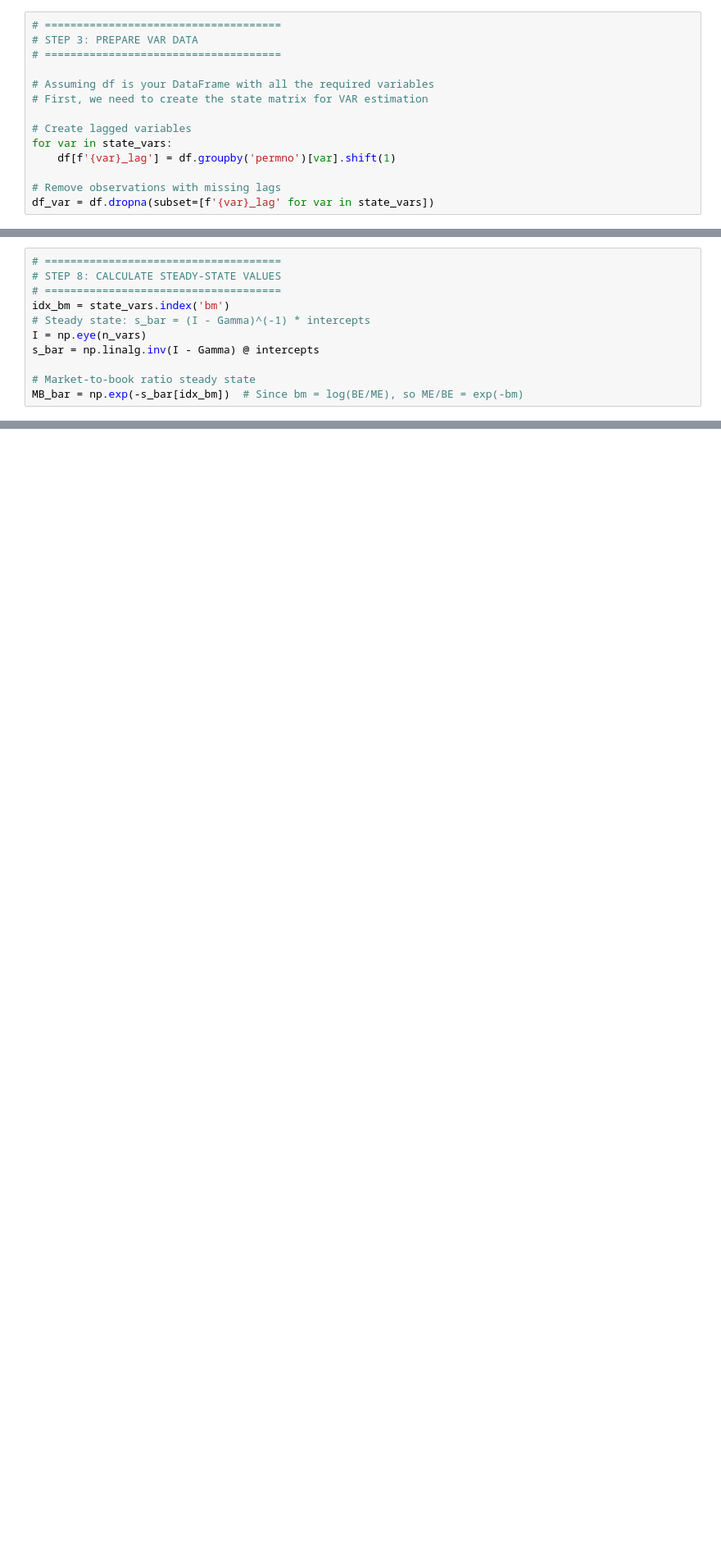
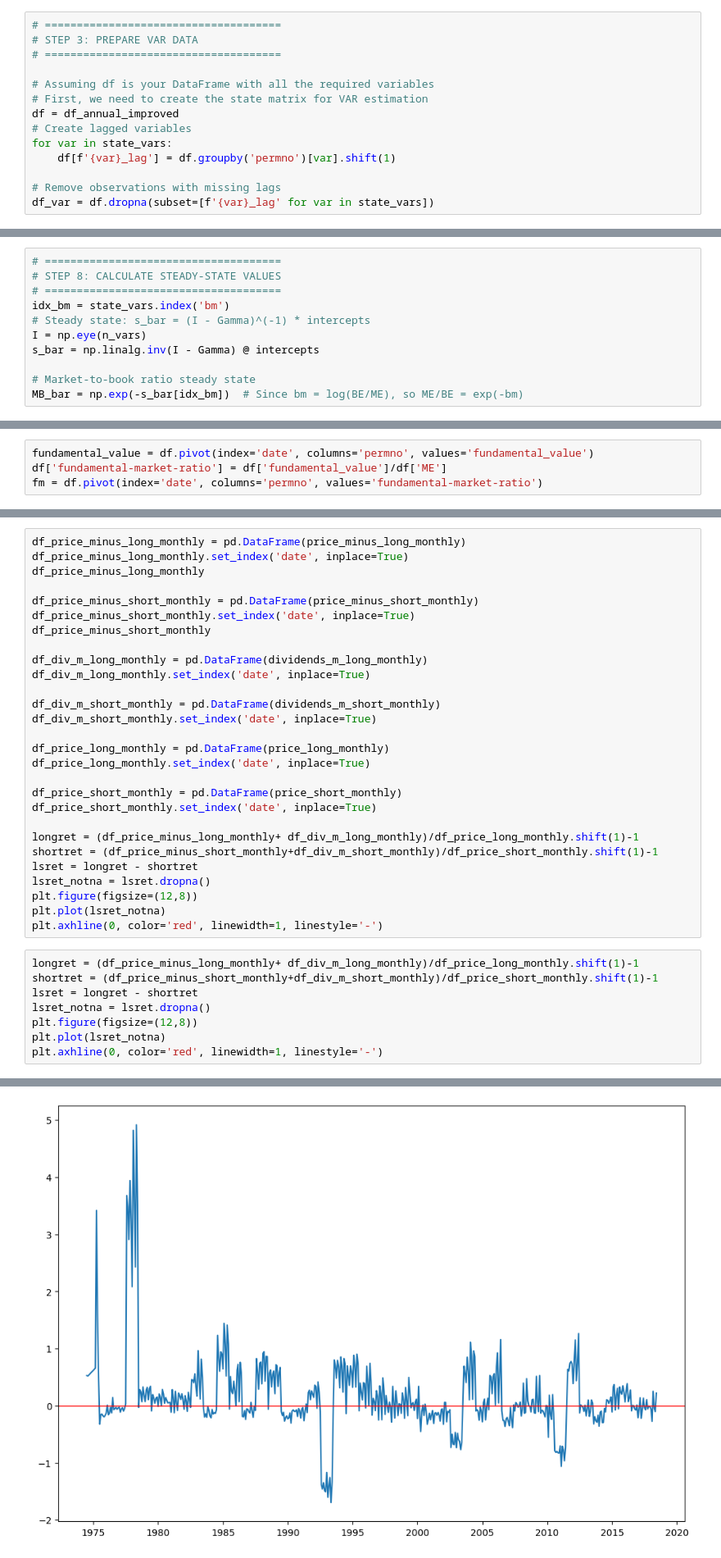
Before and after one commit to justusschenk/valueinvesting, a Jupyter notebook: Fundamental-Equity.ipynb, the cells around one changed output, grey strips where cells are left out. Shown at 82% size. Saved outputs shown, nothing was run; the diff lists cells and outputs as text; blank space fills up the shorter version.

```diff
--- a/Fundamental-Equity.ipynb
+++ b/Fundamental-Equity.ipynb
@@ -210,7 +497,7 @@ n_vars = len(state_vars)
 
 # Assuming df is your DataFrame with all the required variables
 # First, we need to create the state matrix for VAR estimation
-
+df = df_annual_improved
 # Create lagged variables
 for var in state_vars:
     df[f'{var}_lag'] = df.groupby('permno')[var].shift(1)
@@ -1420,0 +3364,4 @@ price_long_ts
+# %%
+fundamental_value = df.pivot(index='date', columns='permno', values='fundamental_value')
+df['fundamental-market-ratio'] = df['fundamental_value']/df['ME']
+fm = df.pivot(index='date', columns='permno', values='fundamental-market-ratio')
@@ -1420,0 +3812,37 @@ price_long_ts
+# %%
+df_price_minus_long_monthly = pd.DataFrame(price_minus_long_monthly)
+df_price_minus_long_monthly.set_index('date', inplace=True)
+df_price_minus_long_monthly
+
+df_price_minus_short_monthly = pd.DataFrame(price_minus_short_monthly)
+df_price_minus_short_monthly.set_index('date', inplace=True)
+df_price_minus_short_monthly
+
+df_div_m_long_monthly = pd.DataFrame(dividends_m_long_monthly)
+df_div_m_long_monthly.set_index('date', inplace=True)
+
+df_div_m_short_monthly = pd.DataFrame(dividends_m_short_monthly)
+df_div_m_short_monthly.set_index('date', inplace=True)
+
+df_price_long_monthly = pd.DataFrame(price_long_monthly)
+df_price_long_monthly.set_index('date', inplace=True)
+
+df_price_short_monthly = pd.DataFrame(price_short_monthly)
+df_price_short_monthly.set_index('date', inplace=True)
+
+longret = (df_price_minus_long_monthly+ df_div_m_long_monthly)/df_price_long_monthly.shift(1)-1
+shortret = (df_price_minus_short_monthly+df_div_m_short_monthly)/df_price_short_monthly.shift(1)-1
+lsret = longret - shortret
+lsret_notna = lsret.dropna()
+plt.figure(figsize=(12,8))
+plt.plot(lsret_notna)
+plt.axhline(0, color='red', linewidth=1, linestyle='-')
+# %%
+longret = (df_price_minus_long_monthly+ df_div_m_long_monthly)/df_price_long_monthly.shift(1)-1
+shortret = (df_price_minus_short_monthly+df_div_m_short_monthly)/df_price_short_monthly.shift(1)-1
+lsret = longret - shortret
+lsret_notna = lsret.dropna()
+plt.figure(figsize=(12,8))
+plt.plot(lsret_notna)
+plt.axhline(0, color='red', linewidth=1, linestyle='-')
+# %% [output]
@@ -1420,0 +3850 @@ price_long_ts
+[figure, added]
```
Also changed, not shown: parts of 38 cells of this notebook, 32 other files.
